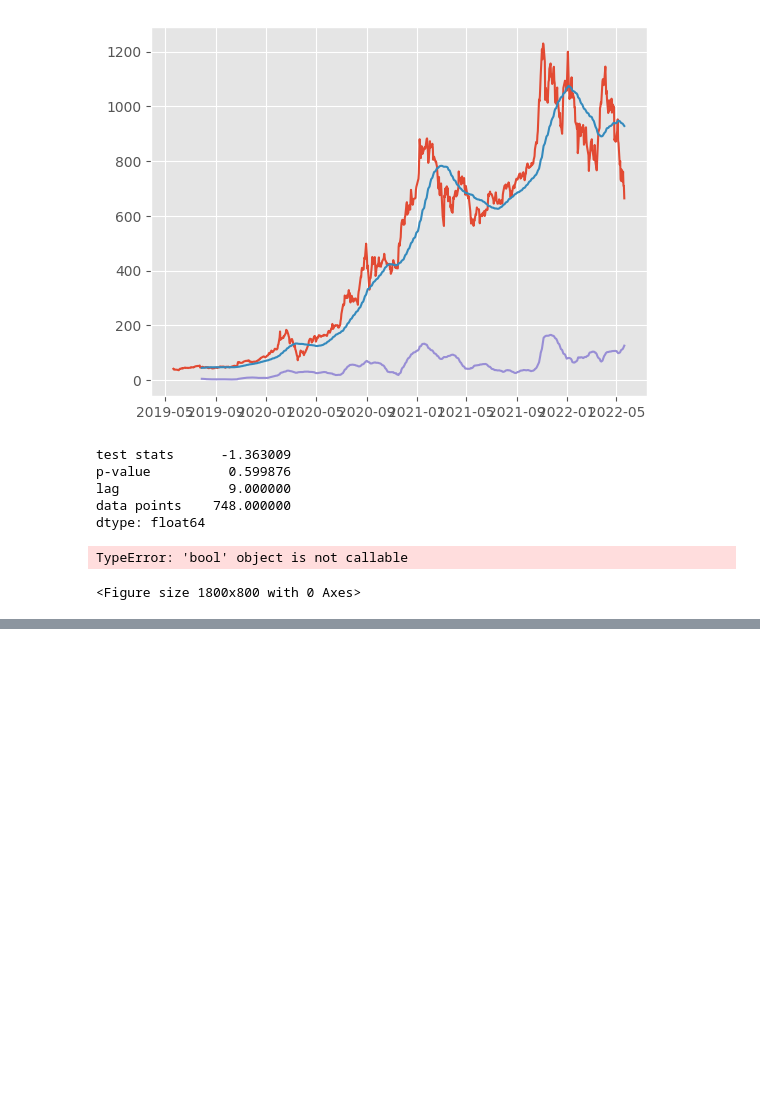
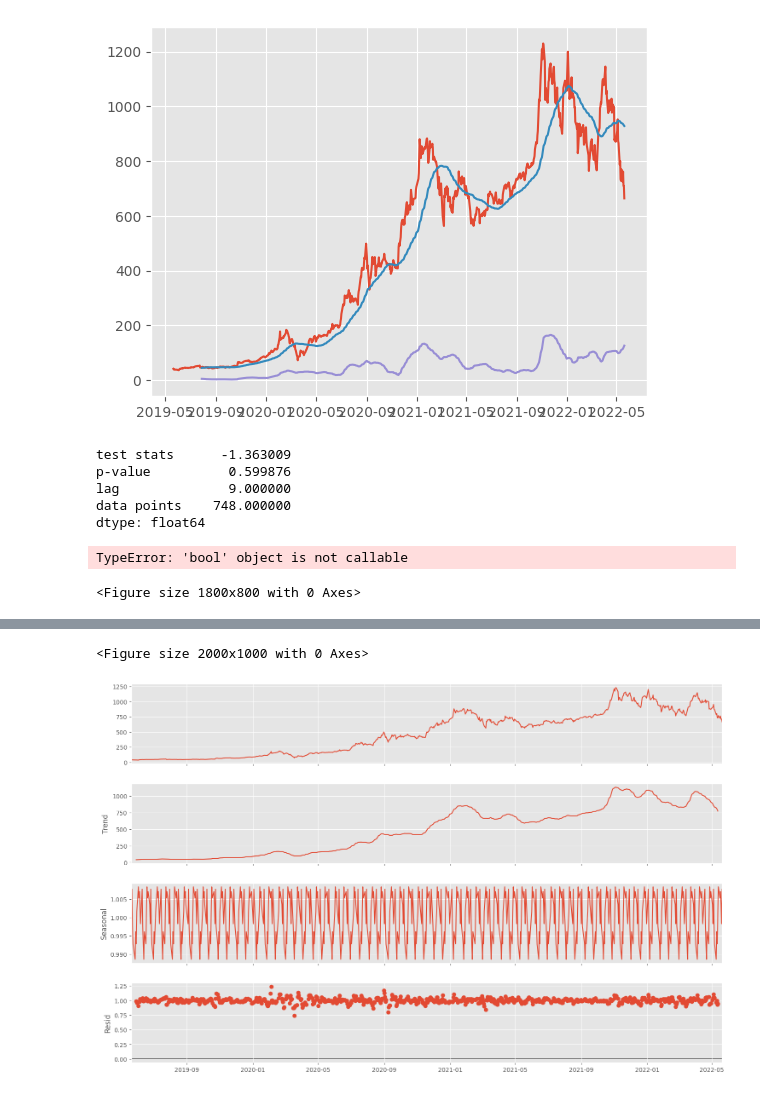
Before and after one commit to Monish-Nallagondalla/ML-Revision, a Jupyter notebook: Anomaly Detection and Time series/Timeseries_TSLA.ipynb, the cells around one changed output, grey strips where cells are left out. Saved outputs shown, nothing was run; the diff lists cells and outputs as text; code cells hidden in the pictures; blank space fills up the shorter version.

Commit message:
model_building

```diff
--- a/Anomaly Detection and Time series/Timeseries_TSLA.ipynb
+++ b/Anomaly Detection and Time series/Timeseries_TSLA.ipynb
@@ -204,0 +233,10 @@ TypeError: 'bool' object is not callable
+# %%
+from statsmodels.tsa.seasonal import seasonal_decompose
+result=seasonal_decompose(stock_data[["Close"]],period=12,model="multiplicative")
+
+fig=plt.figure(figsize=(20,10))
+fig=result.plot()
+fig.set_size_inches(17,10)
+# %% [output]
+<Figure size 2000x1000 with 0 Axes>
+[figure, added]
```
Also changed, not shown: parts of 7 cells of this notebook.
